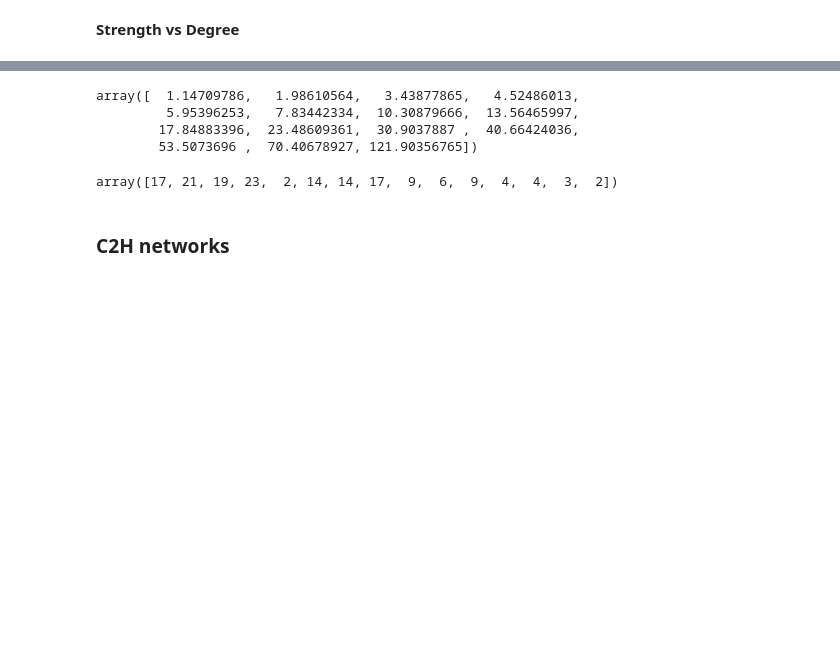
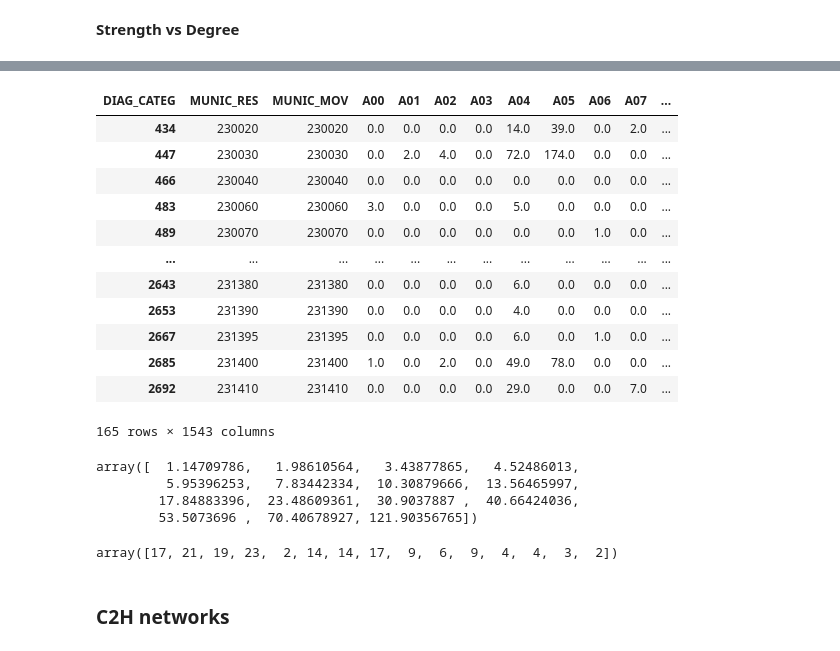
Before and after one commit to humbertocarmona/pyopensus, a Jupyter notebook: notebooks/networkanalysis/citynets.ipynb, the cells around one changed output, grey strips where cells are left out. Cells and saved outputs as stored; diff of their text form; code cells hidden in the pictures; blank space fills up the shorter version.

```diff
--- a/notebooks/networkanalysis/citynets.ipynb
+++ b/notebooks/networkanalysis/citynets.ipynb
@@ -284,3 +301,19 @@ in_strength = [ elem for elem in list( {node: sum(data['SOMA'] for _, _, data in
+# %%
+people_edgelist[people_edgelist["MUNIC_RES"]==people_edgelist["MUNIC_MOV"]]
+# %% [output]
+| DIAG_CATEG | MUNIC_RES | MUNIC_MOV | A00 | A01 | A02 | A03 | A04 | A05 | A06 | A07 | ... |
+| 434 | 230020 | 230020 | 0.0 | 0.0 | 0.0 | 0.0 | 14.0 | 39.0 | 0.0 | 2.0 | ... |
+| 447 | 230030 | 230030 | 0.0 | 2.0 | 4.0 | 0.0 | 72.0 | 174.0 | 0.0 | 0.0 | ... |
+| 466 | 230040 | 230040 | 0.0 | 0.0 | 0.0 | 0.0 | 0.0 | 0.0 | 0.0 | 0.0 | ... |
+| 483 | 230060 | 230060 | 3.0 | 0.0 | 0.0 | 0.0 | 5.0 | 0.0 | 0.0 | 0.0 | ... |
+| 489 | 230070 | 230070 | 0.0 | 0.0 | 0.0 | 0.0 | 0.0 | 0.0 | 1.0 | 0.0 | ... |
+| ... | ... | ... | ... | ... | ... | ... | ... | ... | ... | ... | ... |
+| 2643 | 231380 | 231380 | 0.0 | 0.0 | 0.0 | 0.0 | 6.0 | 0.0 | 0.0 | 0.0 | ... |
+| 2653 | 231390 | 231390 | 0.0 | 0.0 | 0.0 | 0.0 | 4.0 | 0.0 | 0.0 | 0.0 | ... |
+| 2667 | 231395 | 231395 | 0.0 | 0.0 | 0.0 | 0.0 | 6.0 | 0.0 | 1.0 | 0.0 | ... |
+| 2685 | 231400 | 231400 | 1.0 | 0.0 | 2.0 | 0.0 | 49.0 | 78.0 | 0.0 | 0.0 | ... |
+| 2692 | 231410 | 231410 | 0.0 | 0.0 | 0.0 | 0.0 | 29.0 | 0.0 | 0.0 | 7.0 | ... |
+165 rows × 1543 columns
 # %%
 deg_bins
 # %% [output]
```
Also changed, not shown: parts of 20 cells of this notebook, 1 other file.
